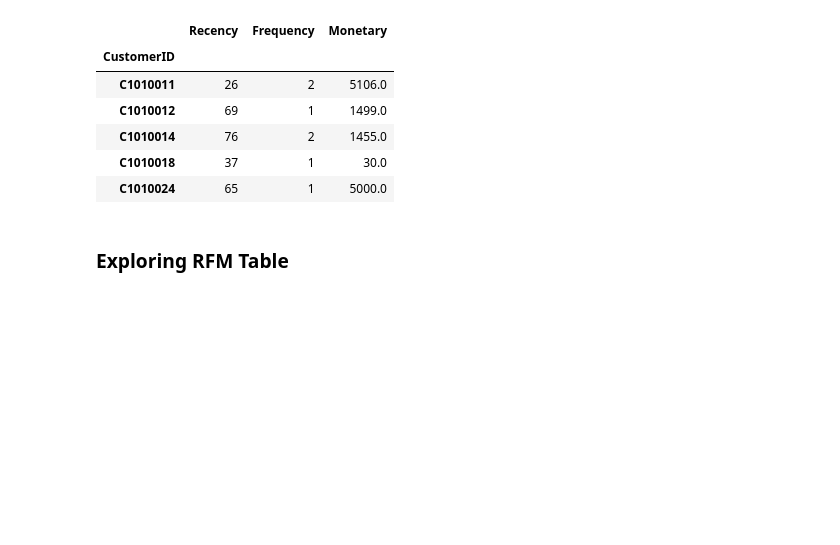
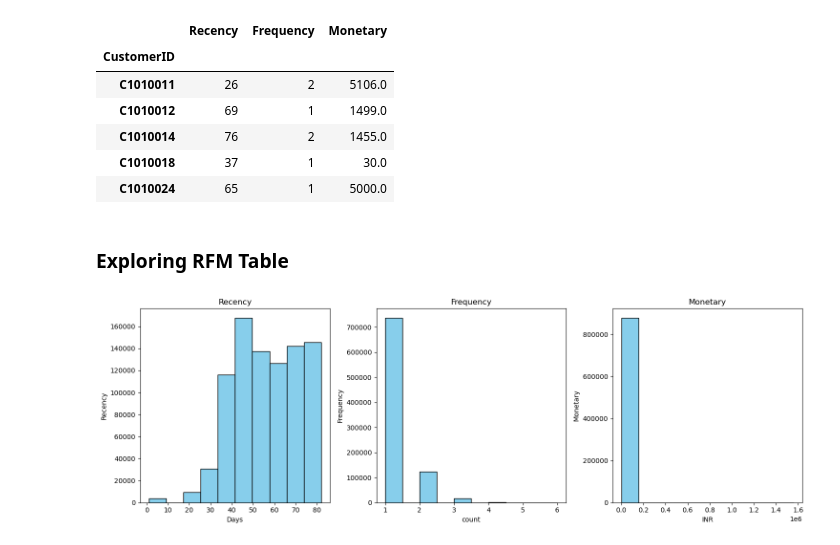
Before and after one commit to willifet/BankTrust-Customer_Customer-Segmentation-Project, a Jupyter notebook: Notebook/BankTrust RFM.ipynb, the cells around one changed output. Saved outputs shown, nothing was run; the diff lists cells and outputs as text; code cells hidden in the pictures; blank space fills up the shorter version.

```diff
--- a/Notebook/BankTrust RFM.ipynb
+++ b/Notebook/BankTrust RFM.ipynb
@@ -416,7 +416,16 @@ RFM_Table.head()
 # %% [markdown]
 ### Exploring RFM Table
 # %%
-fig, axis = plt.subplots(1,3, figsize= (15,5))
+fig, axes = plt.subplots(1,3, figsize= (15,5))
 
 columns = ["Recency", "Frequency", "Monetary"]
-for x, col in enumerate(columns):
+for i, col in enumerate(columns):
+    axes[i].hist(RFM_Table[col], bins= 10, color = 'skyblue', edgecolor = 'black')
+    axes[i].set_title(col)
+    axes[i].set_xlabel("Days" if col == "Recency" else "count" if col == "Frequency" else "INR")
+    axes[i].set_ylabel(col)
+
+plt.tight_layout()
+plt.show()
+# %% [output]
+[figure, added]
```
Also changed, not shown: parts of 43 cells of this notebook, 1 other file.
